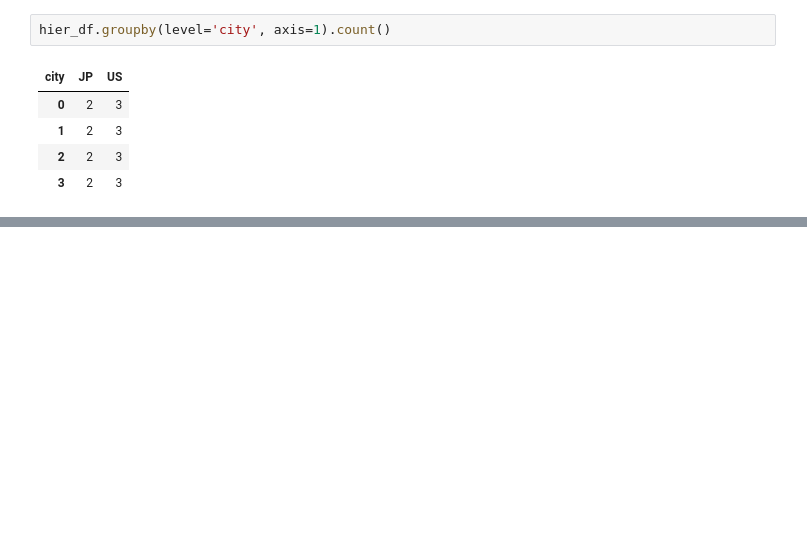
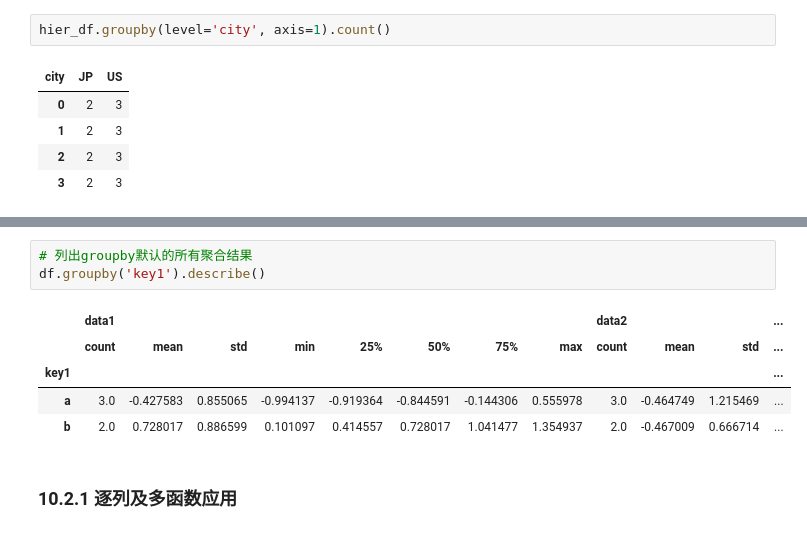
Before and after one commit to wfy0508/LearningPython, a Jupyter notebook: dataAnalysis/chapter10.ipynb, the cells around one changed output, grey strips where cells are left out. Saved outputs shown, nothing was run; the diff lists cells and outputs as text; blank space fills up the shorter version.

```diff
--- a/dataAnalysis/chapter10.ipynb
+++ b/dataAnalysis/chapter10.ipynb
@@ -299,0 +330,11 @@ hier_df.groupby(level='city', axis=1).count()
+# %%
+# 列出groupby默认的所有聚合结果
+df.groupby('key1').describe()
+# %% [output]
+|  | data1 |  |  |  |  |  |  |  | data2 |  |  | ... |
+|  | count | mean | std | min | 25% | 50% | 75% | max | count | mean | std | ... |
+| key1 |  |  |  |  |  |  |  |  |  |  |  | ... |
+| a | 3.0 | -0.427583 | 0.855065 | -0.994137 | -0.919364 | -0.844591 | -0.144306 | 0.555978 | 3.0 | -0.464749 | 1.215469 | ... |
+| b | 2.0 | 0.728017 | 0.886599 | 0.101097 | 0.414557 | 0.728017 | 1.041477 | 1.354937 | 2.0 | -0.467009 | 0.666714 | ... |
+# %% [markdown]
+### 10.2.1 逐列及多函数应用
```
Also changed, not shown: parts of 16 cells of this notebook.
